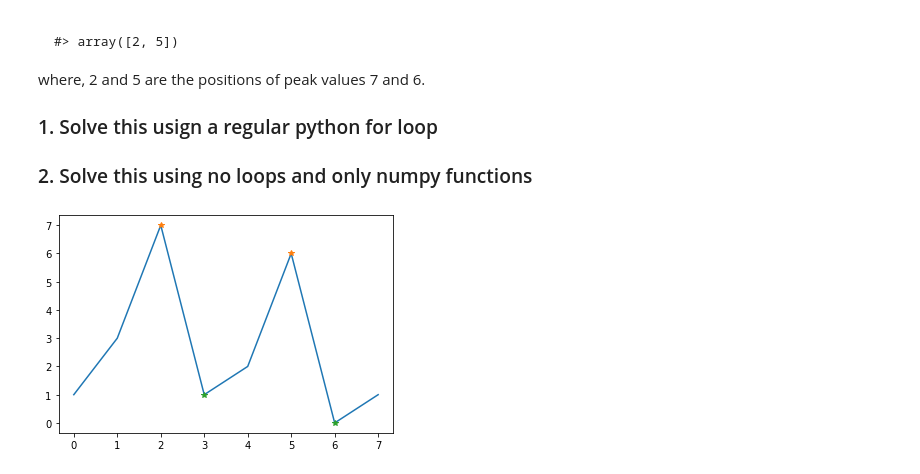
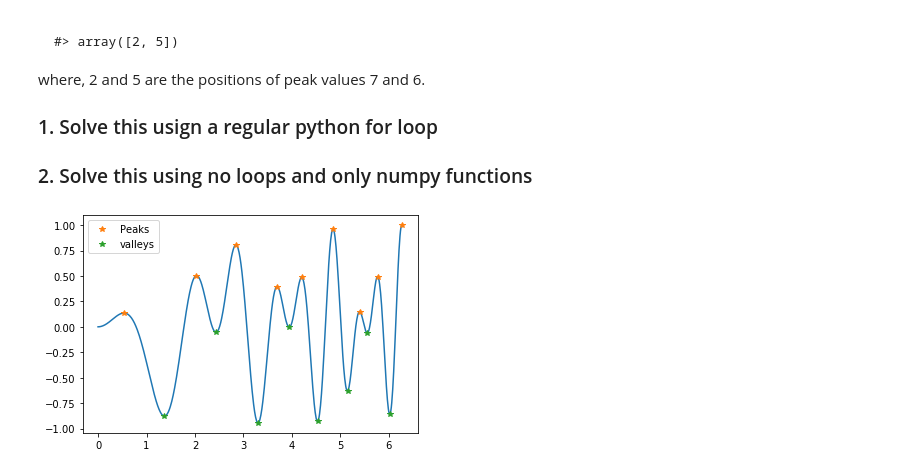
Before and after one commit to cb-ds-1/m1-6-numpy, a Jupyter notebook: Workshop.ipynb, the cells around one changed output. Saved outputs shown, nothing was run; the diff lists cells and outputs as text; code cells hidden in the pictures.

```diff
--- a/Workshop.ipynb
+++ b/Workshop.ipynb
@@ -385,36 +354,42 @@ for i in range(1,len(aa)-1):
 # %%
 #2. Solve this using no loops and only numpy functions
 
 
 def arg_peaks_valey_vect(arr):
     '''
     This fonction finds the indices of the peaks
     and valleys in a 1D numpy array
     '''
     a1=arr[1:-1]
     a2=arr[:-2]
     a3=arr[2:]
 
     peak1=a1-a2
 
     peak2=a1-a3
     #np.diff np.sign
 
     peaks=np.where((peak1>0)*(peak2>0))[0]+1
     valley=np.where((peak1<0)*(peak2<0))[0]+1
     return peaks,valley
 
+x=np.arange(0,2*np.pi,0.01)
 
-arg_peak,arg_Valley=arg_peaks_valey_vect(aa)
+#just some points from a random
+# fonction
+y=np.sin(x**2)*np.cos(x*2)
 
-x=np.arange(0,len(aa),1)
+arg_peak,arg_Valley=arg_peaks_valey_vect(y)
 
 
-plt.plot(x,aa)
 
-plt.plot(x[arg_peak],aa[arg_peak],'*')
-plt.plot(x[arg_Valley],aa[arg_Valley],'*')
+plt.plot(x,y)
+
+plt.plot(x[arg_peak],y[arg_peak],'*',label='Peaks')
+plt.plot(x[arg_Valley],y[arg_Valley],'*',label='valleys')
+
+plt.legend(loc='best')
 
 plt.show()
 # %% [output]
-[figure, old version]
+[figure, new version]
```
Also changed, not shown: parts of 4 cells of this notebook.
